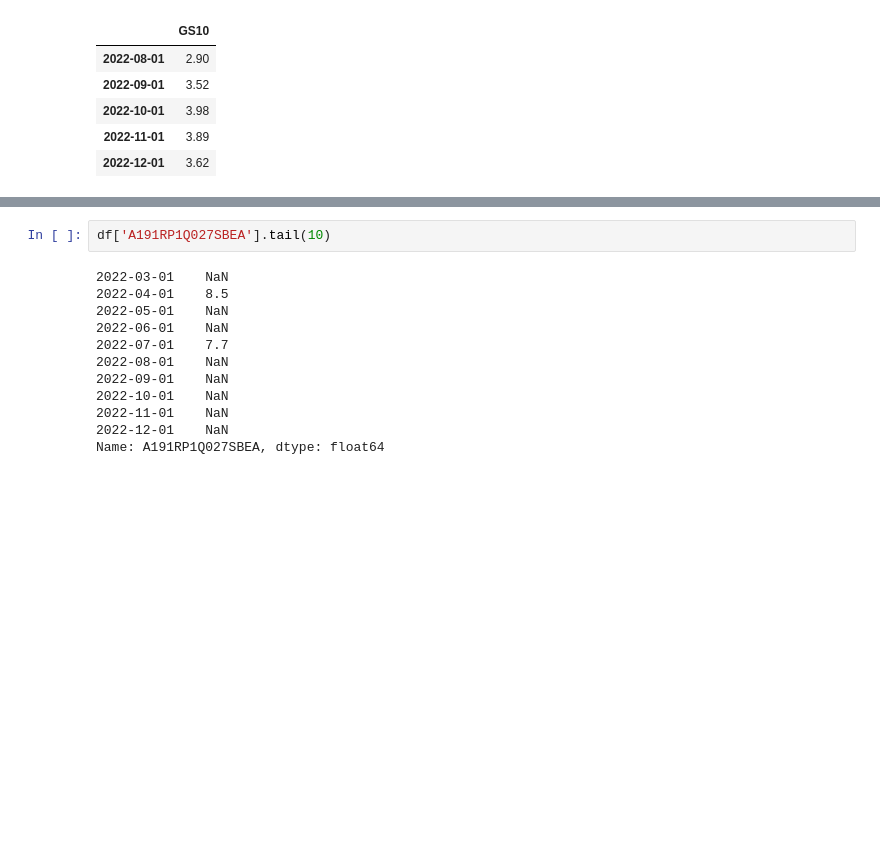
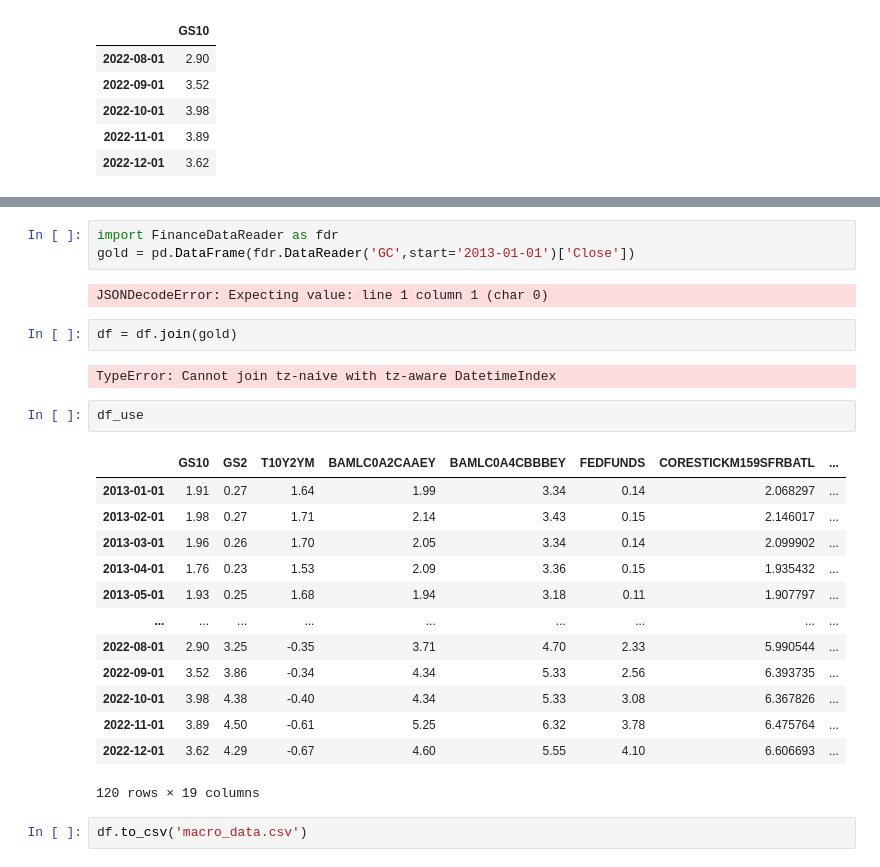
Before and after one commit to Jqueen7/DBregression, a Jupyter notebook: macro/crawling_macro.ipynb, the cells around one changed output, grey strips where cells are left out. Saved outputs shown, nothing was run; the diff lists cells and outputs as text; blank space fills up the shorter version.

```diff
--- a/macro/crawling_macro.ipynb
+++ b/macro/crawling_macro.ipynb
@@ -63,14 +64,27 @@ Loaded A191RP1Q027SBEA data!
-# %%
-df['A191RP1Q027SBEA'].tail(10)
-# %% [output]
-2022-03-01    NaN
-2022-04-01    8.5
-2022-05-01    NaN
-2022-06-01    NaN
-2022-07-01    7.7
-2022-08-01    NaN
-2022-09-01    NaN
-2022-10-01    NaN
-2022-11-01    NaN
-2022-12-01    NaN
-Name: A191RP1Q027SBEA, dtype: float64
+# %%
+import FinanceDataReader as fdr
+gold = pd.DataFrame(fdr.DataReader('GC',start='2013-01-01')['Close'])
+# %% [output]
+JSONDecodeError: Expecting value: line 1 column 1 (char 0)
+# %%
+df = df.join(gold)
+# %% [output]
+TypeError: Cannot join tz-naive with tz-aware DatetimeIndex
+# %%
+df_use
+# %% [output]
+|  | GS10 | GS2 | T10Y2YM | BAMLC0A2CAAEY | BAMLC0A4CBBBEY | FEDFUNDS | CORESTICKM159SFRBATL | ... |
+| 2013-01-01 | 1.91 | 0.27 | 1.64 | 1.99 | 3.34 | 0.14 | 2.068297 | ... |
+| 2013-02-01 | 1.98 | 0.27 | 1.71 | 2.14 | 3.43 | 0.15 | 2.146017 | ... |
+| 2013-03-01 | 1.96 | 0.26 | 1.70 | 2.05 | 3.34 | 0.14 | 2.099902 | ... |
+| 2013-04-01 | 1.76 | 0.23 | 1.53 | 2.09 | 3.36 | 0.15 | 1.935432 | ... |
+| 2013-05-01 | 1.93 | 0.25 | 1.68 | 1.94 | 3.18 | 0.11 | 1.907797 | ... |
+| ... | ... | ... | ... | ... | ... | ... | ... | ... |
+| 2022-08-01 | 2.90 | 3.25 | -0.35 | 3.71 | 4.70 | 2.33 | 5.990544 | ... |
+| 2022-09-01 | 3.52 | 3.86 | -0.34 | 4.34 | 5.33 | 2.56 | 6.393735 | ... |
+| 2022-10-01 | 3.98 | 4.38 | -0.40 | 4.34 | 5.33 | 3.08 | 6.367826 | ... |
+| 2022-11-01 | 3.89 | 4.50 | -0.61 | 5.25 | 6.32 | 3.78 | 6.475764 | ... |
+| 2022-12-01 | 3.62 | 4.29 | -0.67 | 4.60 | 5.55 | 4.10 | 6.606693 | ... |
+120 rows × 19 columns
+# %%
+df.to_csv('macro_data.csv')
```
Also changed, not shown: parts of 2 cells of this notebook, 12 other files.
